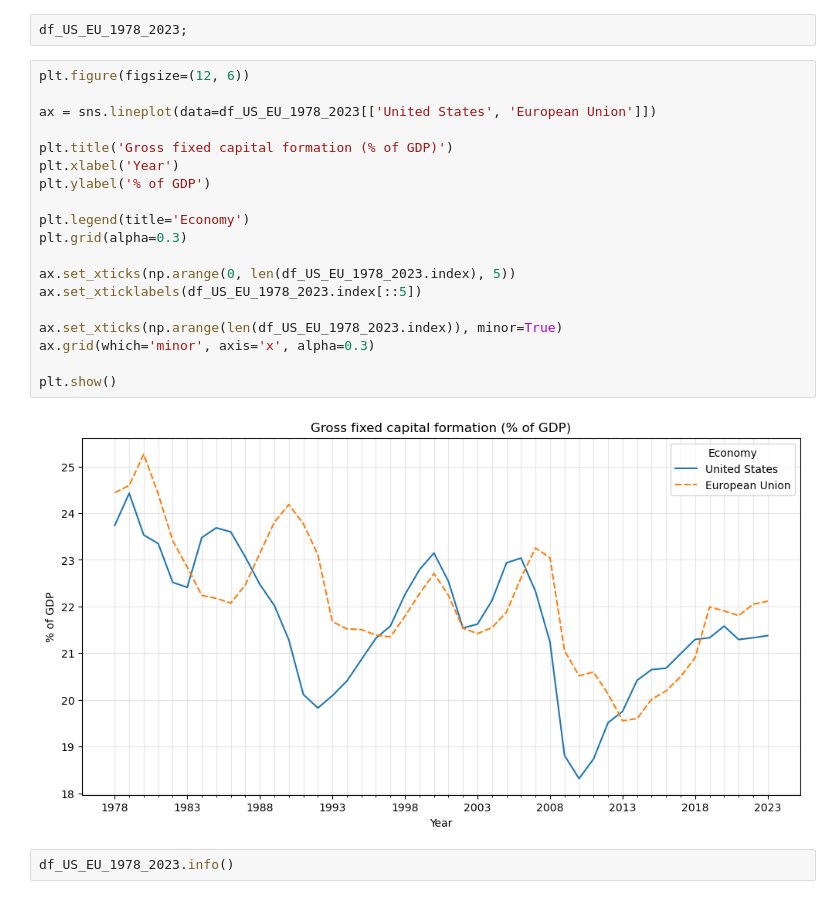
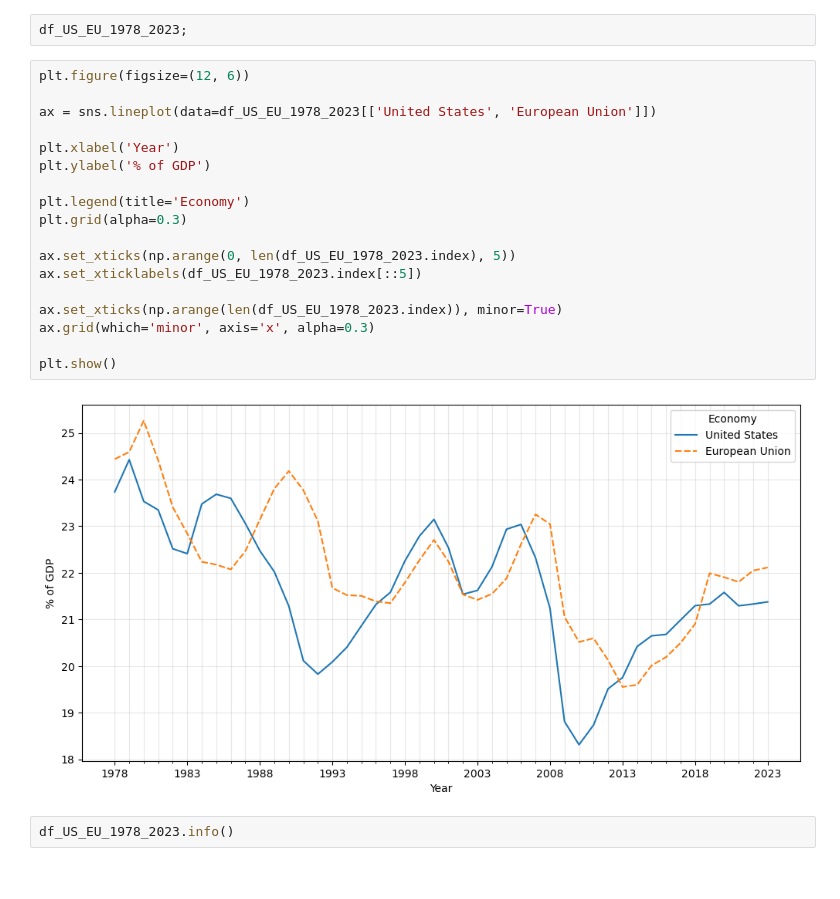
Before and after one commit to sabalunax/RKiF_Analiza, a Jupyter notebook: Analiza_RKiF.ipynb, the cells around one changed output. Drawn from its saved outputs; the diff is of its cells as text.

```diff
--- a/Analiza_RKiF.ipynb
+++ b/Analiza_RKiF.ipynb
@@ -156,24 +156,23 @@ df_US_EU_1978_2023;
 # %%
 plt.figure(figsize=(12, 6))
 
 ax = sns.lineplot(data=df_US_EU_1978_2023[['United States', 'European Union']])
 
-plt.title('Gross fixed capital formation (% of GDP)')
 plt.xlabel('Year')
 plt.ylabel('% of GDP')
 
 plt.legend(title='Economy')
 plt.grid(alpha=0.3)
 
 ax.set_xticks(np.arange(0, len(df_US_EU_1978_2023.index), 5))
 ax.set_xticklabels(df_US_EU_1978_2023.index[::5])
 
 ax.set_xticks(np.arange(len(df_US_EU_1978_2023.index)), minor=True)
 ax.grid(which='minor', axis='x', alpha=0.3)
 
 plt.show()
 # %% [output]
-[figure, old version]
+[figure, new version]
 # %%
 df_US_EU_1978_2023.info()
 # %% [output]
```
Also changed, not shown: parts of 1 cell of this notebook.
